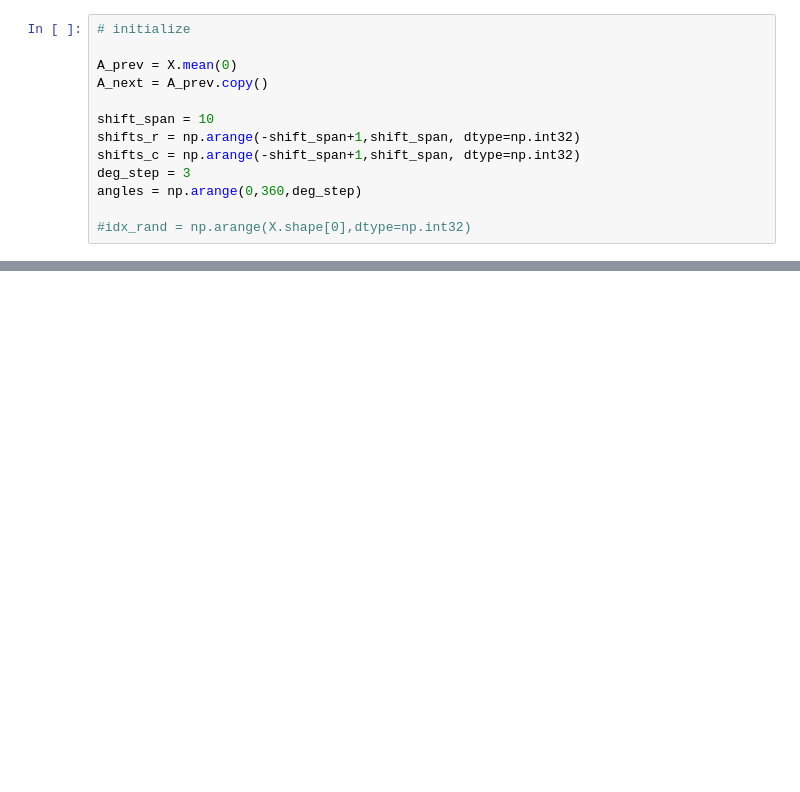
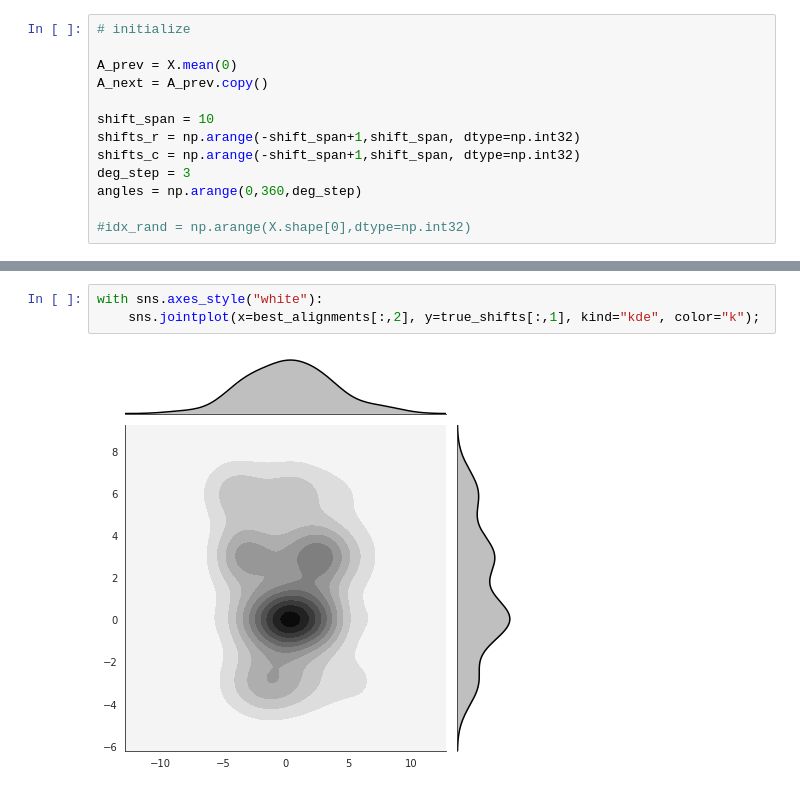
Before and after one commit to geoffwoollard/learn_cryoem_math, a Jupyter notebook: nb/2d_class.ipynb, the cells around one changed output, grey strips where cells are left out. Cells and saved outputs as stored; diff of their text form; blank space fills up the shorter version.

```diff
--- a/nb/2d_class.ipynb
+++ b/nb/2d_class.ipynb
@@ -761,0 +762,5 @@ i = 180, ll = -470782.74, A_next max = 193.63
+# %%
+with sns.axes_style("white"):
+    sns.jointplot(x=best_alignments[:,2], y=true_shifts[:,1], kind="kde", color="k");
+# %% [output]
+[figure, added]
```
Also changed, not shown: parts of 13 cells of this notebook.
